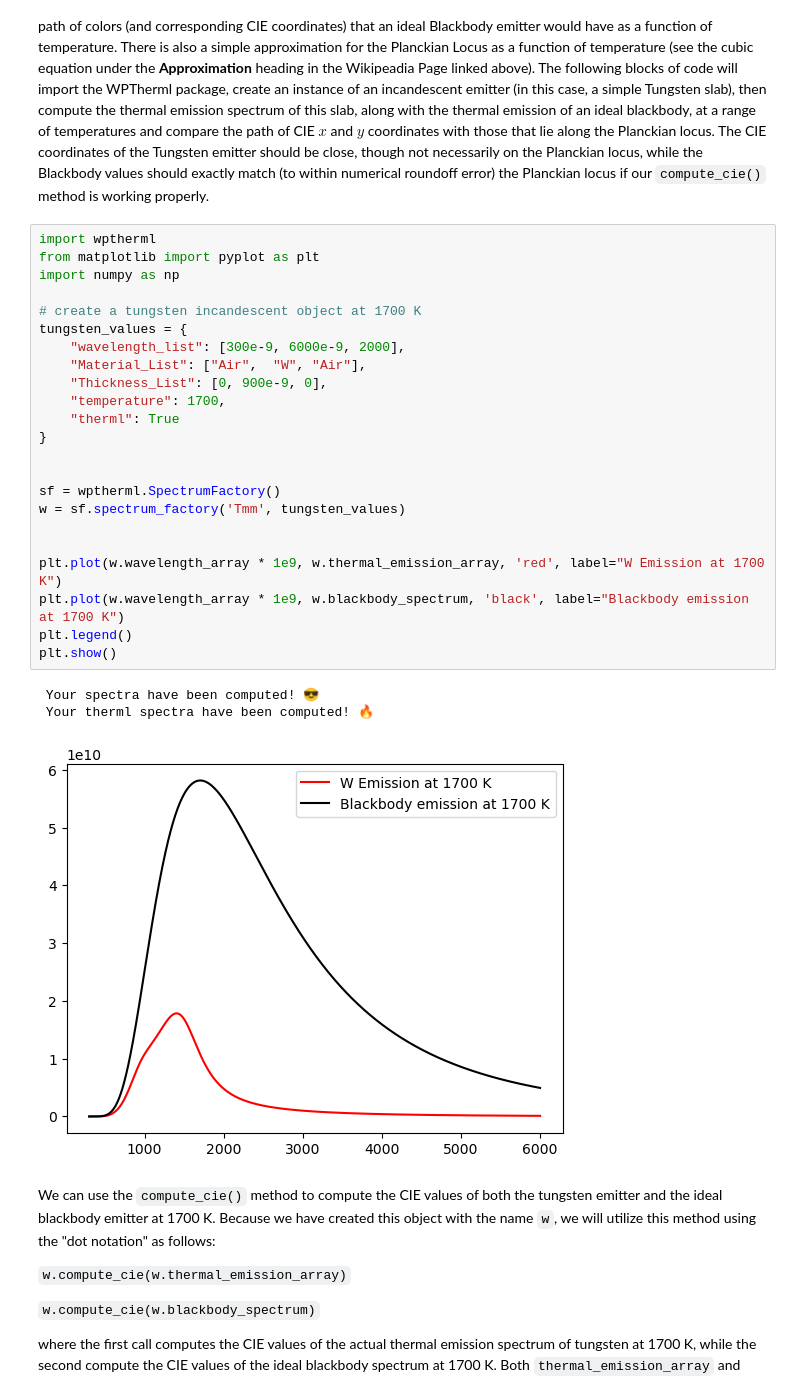
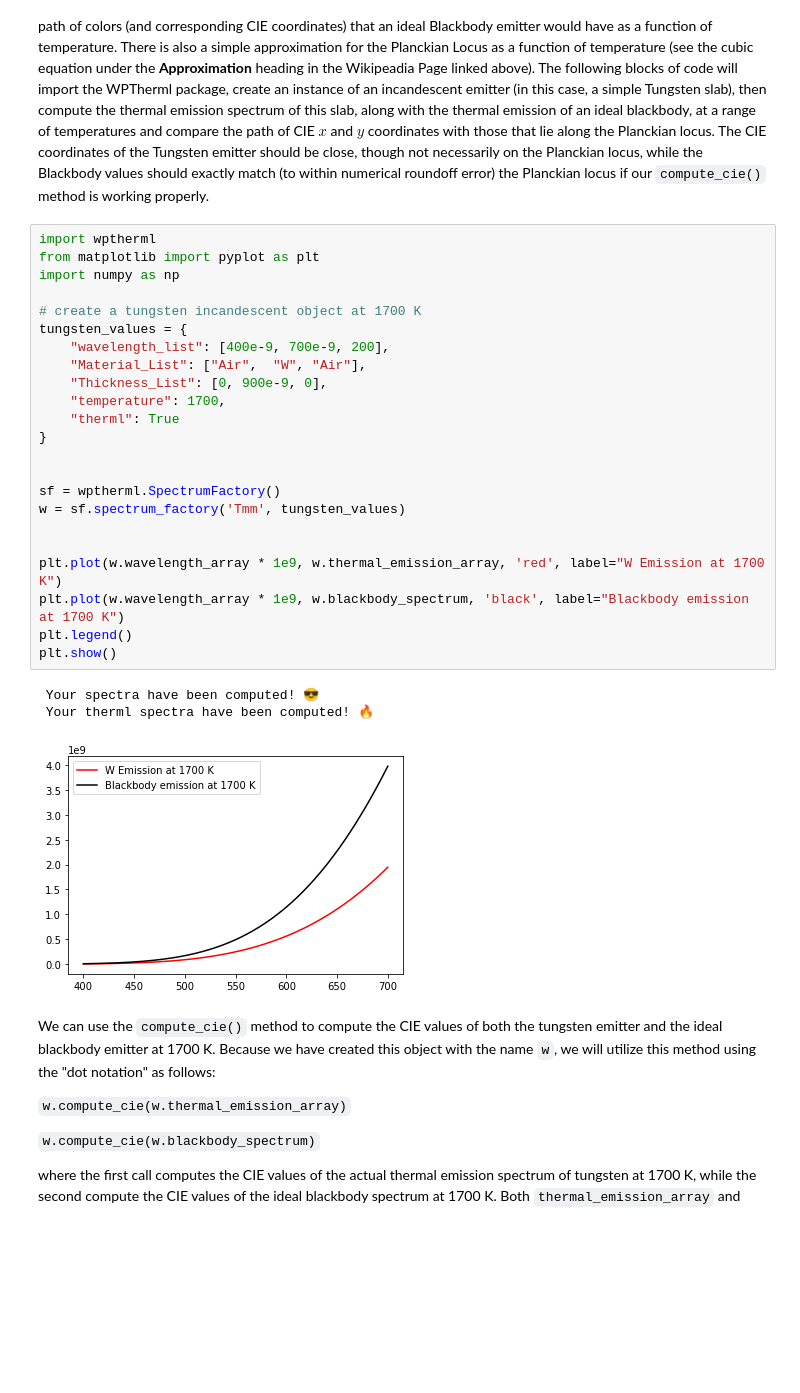
Before and after one commit to FoleyLab/wptherml, a Jupyter notebook: examples/CIE_Example.ipynb, the cells around one changed output. Drawn from its saved outputs; the diff is of its cells as text; blank space fills up the shorter version.

```diff
--- a/examples/CIE_Example.ipynb
+++ b/examples/CIE_Example.ipynb
@@ -37,30 +37,30 @@ The concept of a [Planckian Locus](https://en.wikipedia.org/wiki/Planckian_locus
 # %%
 import wptherml
 from matplotlib import pyplot as plt
 import numpy as np
 
 # create a tungsten incandescent object at 1700 K
 tungsten_values = {
-    "wavelength_list": [300e-9, 6000e-9, 2000],
+    "wavelength_list": [400e-9, 700e-9, 200],
     "Material_List": ["Air",  "W", "Air"],
     "Thickness_List": [0, 900e-9, 0],
     "temperature": 1700,
     "therml": True
 }
 
 
 sf = wptherml.SpectrumFactory()
 w = sf.spectrum_factory('Tmm', tungsten_values)
 
 
 plt.plot(w.wavelength_array * 1e9, w.thermal_emission_array, 'red', label="W Emission at 1700 K")
 plt.plot(w.wavelength_array * 1e9, w.blackbody_spectrum, 'black', label="Blackbody emission at 1700 K")
 plt.legend()
 plt.show()
 # %% [output]
  Your spectra have been computed! 😎
  Your therml spectra have been computed! 🔥
-[figure, old version]
+[figure, new version]
 # %% [markdown]
 We can use the `compute_cie()` method to compute the CIE values of both the tungsten emitter
 and the ideal blackbody emitter at 1700 K.  Because we have created this object with the name `w`, we
```
Also changed, not shown: parts of 8 cells of this notebook.
